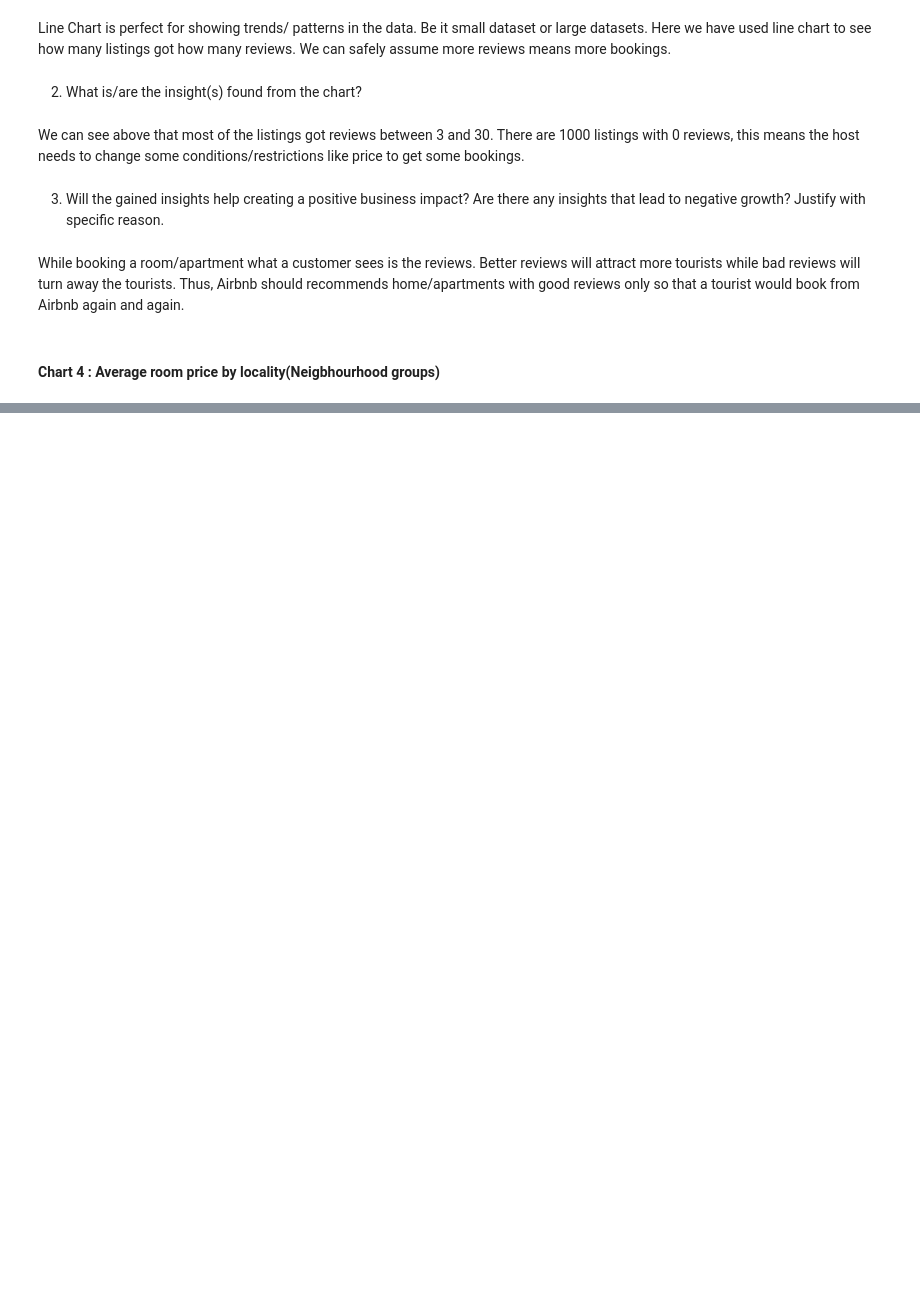
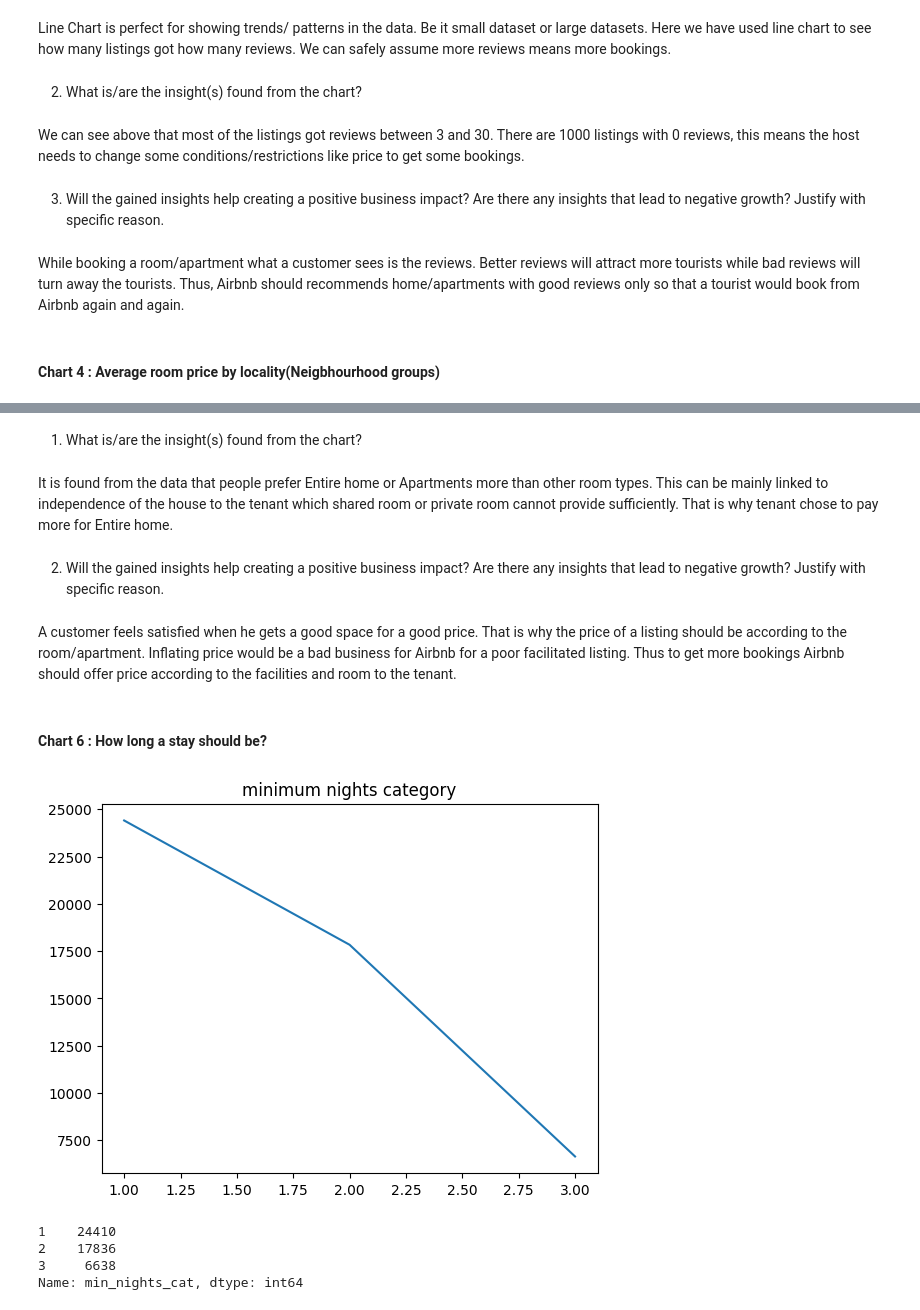
Before and after one commit to palnitin12345/Airbnb-EDA, a Jupyter notebook: EDA-Code.ipynb, the cells around one changed output, grey strips where cells are left out. Saved outputs shown, nothing was run; the diff lists cells and outputs as text; code cells hidden in the pictures; blank space fills up the shorter version.

```diff
--- a/EDA-Code.ipynb
+++ b/EDA-Code.ipynb
@@ -362,0 +385,35 @@ While booking a room/apartment what a customer sees is the reviews. Better revie
+# %% [markdown]
+ 1. What is/are the insight(s) found from the chart?
+# %% [markdown]
+It is found from the data that people prefer Entire home or Apartments more than other room types. This can be mainly linked to independence of the house to the tenant which shared room or private room cannot provide sufficiently.
+That is why tenant chose to pay more for Entire home.
+# %% [markdown]
+ 2. Will the gained insights help creating a positive business impact?
+Are there any insights that lead to negative growth? Justify with specific reason.
+# %% [markdown]
+A customer feels satisfied when he gets a good space for a good price. That is why the price of a listing should be according to the room/apartment. Inflating price would be a bad business for Airbnb for a poor facilitated listing. Thus to get more bookings Airbnb should offer price according to the facilities and room to the tenant.
+# %% [markdown]
+#### Chart 6 : How long a stay should be?
+# %%
+#Chart 6 - visualisation code
+
+
+dataset['min_nights_cat'] = dataset['minimum_nights'].apply(lambda x: 1 if x<=2 else ( 2 if 3<=x<=10 else ( 3 if 11<=x<=50 else 4 )))
+
+#Minimum nights category
+# less than 3 days - 1
+# between 3 and 10 days --2
+# between 11 and 50 days --3
+# more than 50 days --4
+
+dataset['min_nights_cat'].value_counts().sort_index().plot(kind='line')
+plt.title("minimum nights category")
+plt.show()
+
+dataset['min_nights_cat'].value_counts().sort_index()
+# %% [output]
+[figure, added]
+1    24410
+2    17836
+3     6638
+Name: min_nights_cat, dtype: int64
```
Also changed, not shown: parts of 21 cells of this notebook.
